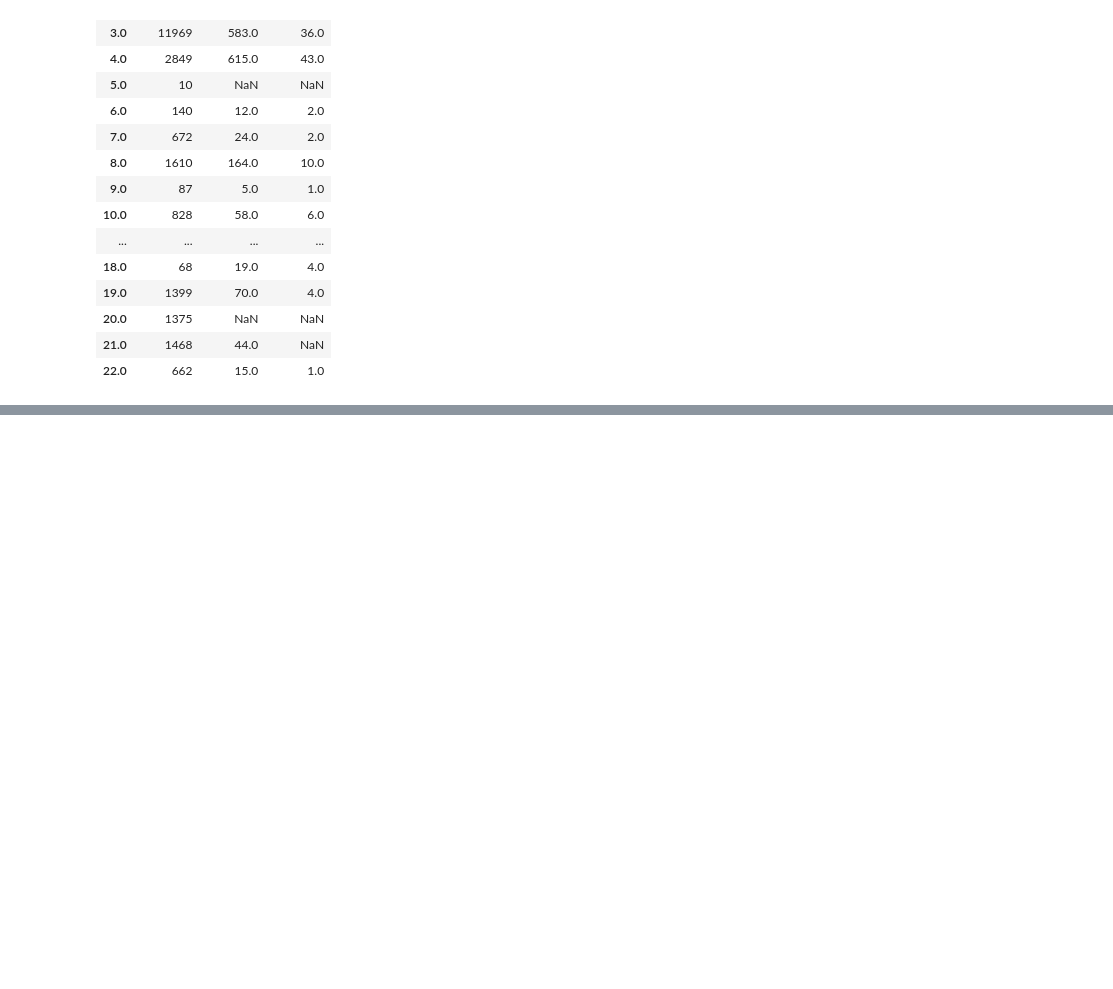
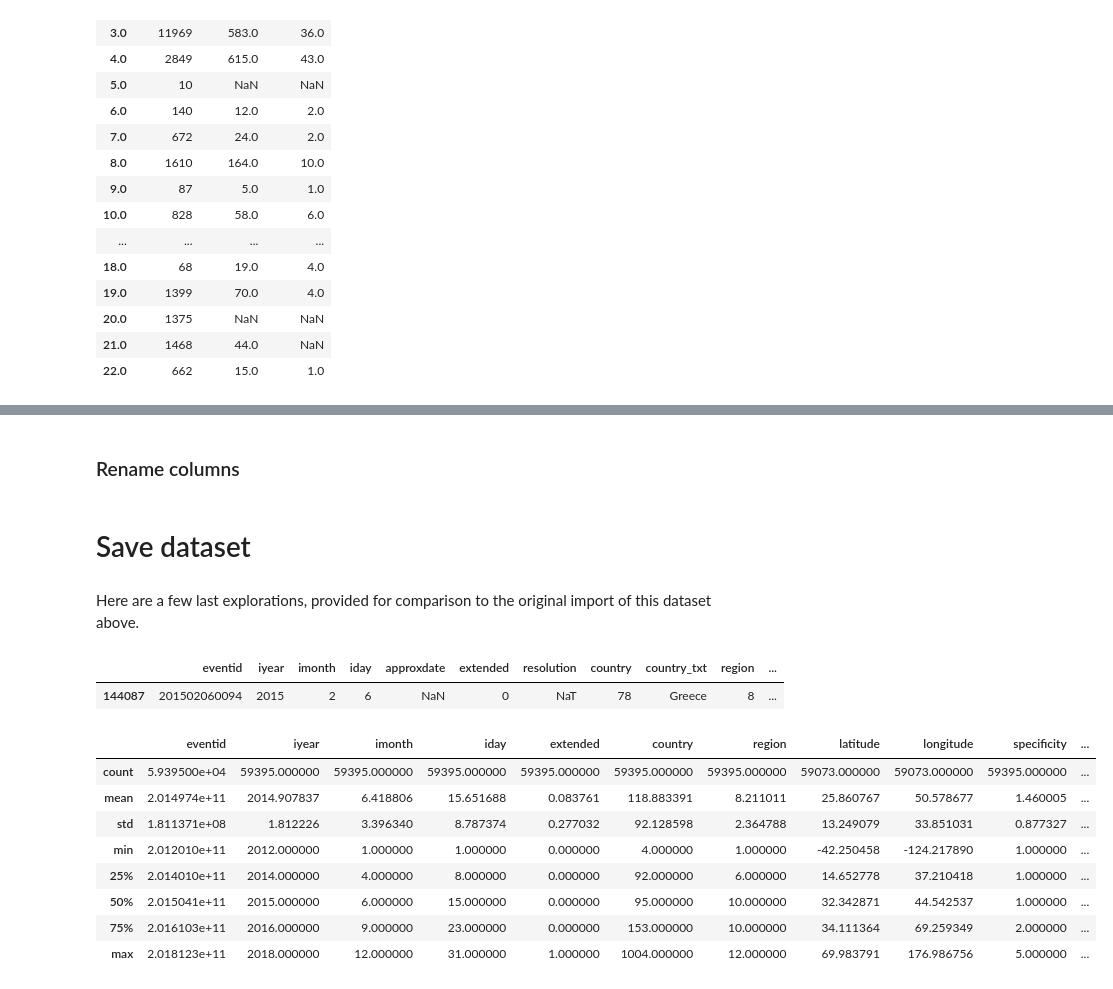
Before and after one commit to brooke-l-hawkins/milestone-i-project, a Jupyter notebook: code/clean_terrorism.ipynb, the cells around one changed output, grey strips where cells are left out. Saved outputs shown, nothing was run; the diff lists cells and outputs as text; code cells hidden in the pictures; blank space fills up the shorter version.

```diff
--- a/code/clean_terrorism.ipynb
+++ b/code/clean_terrorism.ipynb
@@ -207,0 +212,11 @@ pd.DataFrame({'targtype1':df.targtype1.value_counts(),
+# %%
+# find text columns
+text_columns_indices = ['_txt' in c for c in df.columns]
+
+# create dictionary of text column name and 'string'
+text_columns = df.columns[text_columns_indices]
+text_type = ['string' for c in text_columns]
+text_convert_dict = dict(zip(text_columns, text_type))
+
+# preview dictionary
+text_convert_dict
@@ -207,0 +241,3 @@ pd.DataFrame({'targtype1':df.targtype1.value_counts(),
+# %%
+# convert text from object to string
+df = df.astype(text_convert_dict)
@@ -207,0 +265,23 @@ pd.DataFrame({'targtype1':df.targtype1.value_counts(),
+# %% [markdown]
+### Rename columns
+# %% [markdown]
+# Save dataset
+# %% [markdown]
+Here are a few last explorations, provided for comparison to the original import of this dataset above.
+# %%
+df.sample(5)
+# %% [output]
+|  | eventid | iyear | imonth | iday | approxdate | extended | resolution | country | country_txt | region | ... |
+| 144087 | 201502060094 | 2015 | 2 | 6 | NaN | 0 | NaT | 78 | Greece | 8 | ... |
+# %%
+df.describe()
+# %% [output]
+|  | eventid | iyear | imonth | iday | extended | country | region | latitude | longitude | specificity | ... |
+| count | 5.939500e+04 | 59395.000000 | 59395.000000 | 59395.000000 | 59395.000000 | 59395.000000 | 59395.000000 | 59073.000000 | 59073.000000 | 59395.000000 | ... |
+| mean | 2.014974e+11 | 2014.907837 | 6.418806 | 15.651688 | 0.083761 | 118.883391 | 8.211011 | 25.860767 | 50.578677 | 1.460005 | ... |
+| std | 1.811371e+08 | 1.812226 | 3.396340 | 8.787374 | 0.277032 | 92.128598 | 2.364788 | 13.249079 | 33.851031 | 0.877327 | ... |
+| min | 2.012010e+11 | 2012.000000 | 1.000000 | 1.000000 | 0.000000 | 4.000000 | 1.000000 | -42.250458 | -124.217890 | 1.000000 | ... |
+| 25% | 2.014010e+11 | 2014.000000 | 4.000000 | 8.000000 | 0.000000 | 92.000000 | 6.000000 | 14.652778 | 37.210418 | 1.000000 | ... |
+| 50% | 2.015041e+11 | 2015.000000 | 6.000000 | 15.000000 | 0.000000 | 95.000000 | 10.000000 | 32.342871 | 44.542537 | 1.000000 | ... |
+| 75% | 2.016103e+11 | 2016.000000 | 9.000000 | 23.000000 | 0.000000 | 153.000000 | 10.000000 | 34.111364 | 69.259349 | 2.000000 | ... |
+| max | 2.018123e+11 | 2018.000000 | 12.000000 | 31.000000 | 1.000000 | 1004.000000 | 12.000000 | 69.983791 | 176.986756 | 5.000000 | ... |
```
Also changed, not shown: parts of 16 cells of this notebook.
